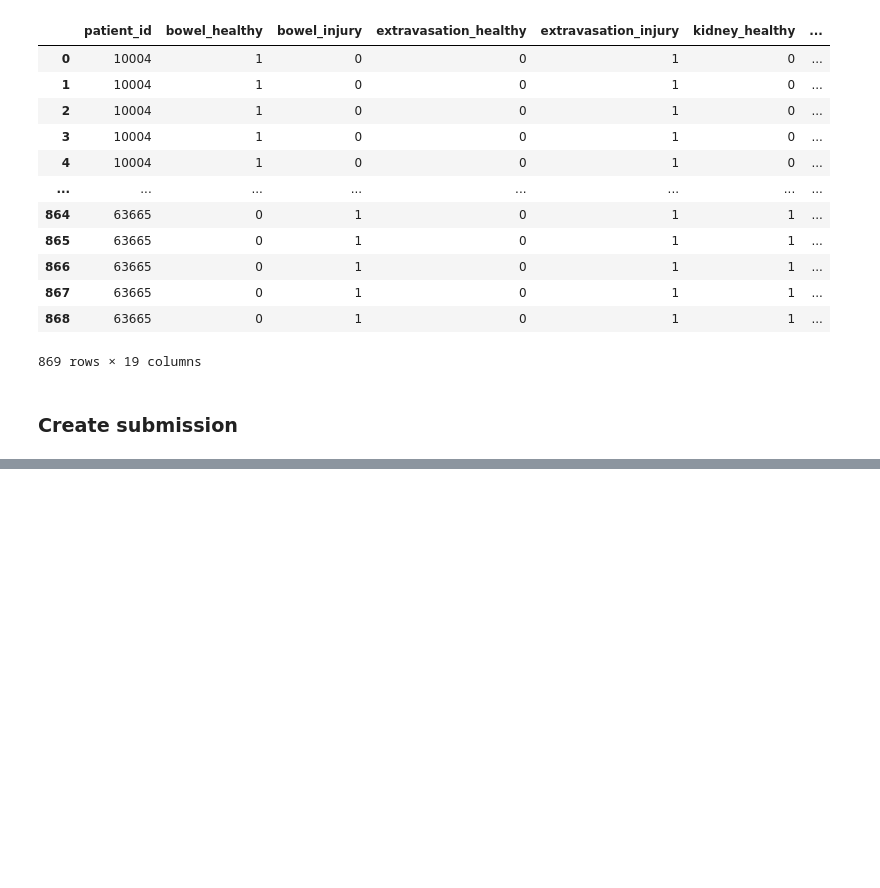
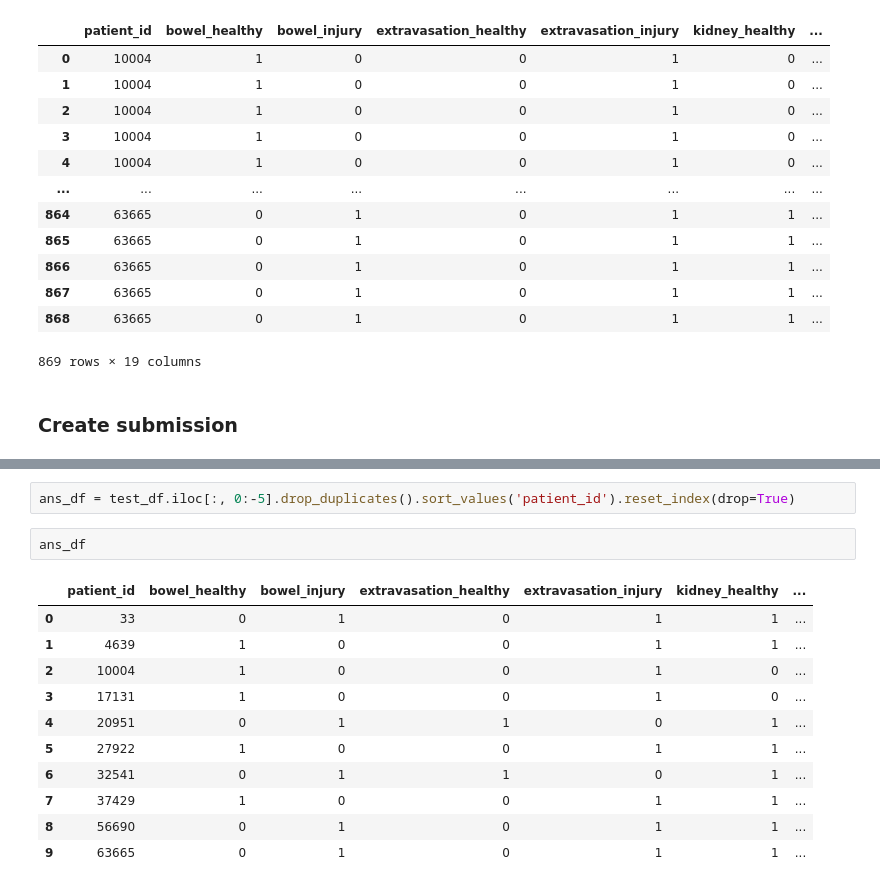
Before and after one commit to Makoto-Noda/RSNA2023, a Jupyter notebook: efficientnet_fix.ipynb, the cells around one changed output, grey strips where cells are left out. Drawn from its saved outputs; the diff is of its cells as text; blank space fills up the shorter version.

```diff
--- a/efficientnet_fix.ipynb
+++ b/efficientnet_fix.ipynb
@@ -1001,0 +1220,16 @@ pred_df
+# %%
+ans_df = test_df.iloc[:, 0:-5].drop_duplicates().sort_values('patient_id').reset_index(drop=True)
+# %%
+ans_df
+# %% [output]
+|  | patient_id | bowel_healthy | bowel_injury | extravasation_healthy | extravasation_injury | kidney_healthy | ... |
+| 0 | 33 | 0 | 1 | 0 | 1 | 1 | ... |
+| 1 | 4639 | 1 | 0 | 0 | 1 | 1 | ... |
+| 2 | 10004 | 1 | 0 | 0 | 1 | 0 | ... |
+| 3 | 17131 | 1 | 0 | 0 | 1 | 0 | ... |
+| 4 | 20951 | 0 | 1 | 1 | 0 | 1 | ... |
+| 5 | 27922 | 1 | 0 | 0 | 1 | 1 | ... |
+| 6 | 32541 | 0 | 1 | 1 | 0 | 1 | ... |
+| 7 | 37429 | 1 | 0 | 0 | 1 | 1 | ... |
+| 8 | 56690 | 0 | 1 | 0 | 1 | 1 | ... |
+| 9 | 63665 | 0 | 1 | 0 | 1 | 1 | ... |
```
Also changed, not shown: parts of 18 cells of this notebook, 47 other files.
